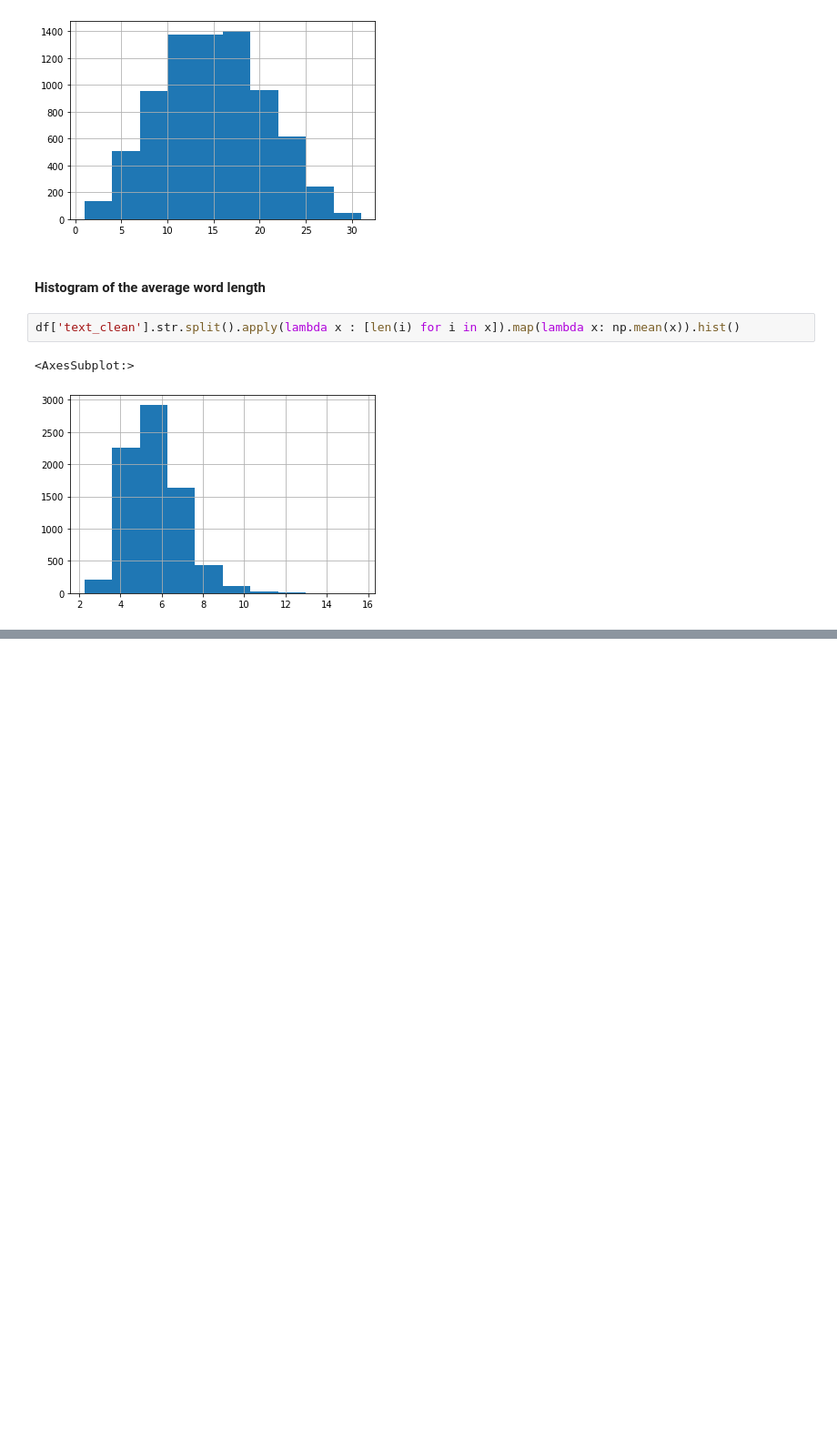
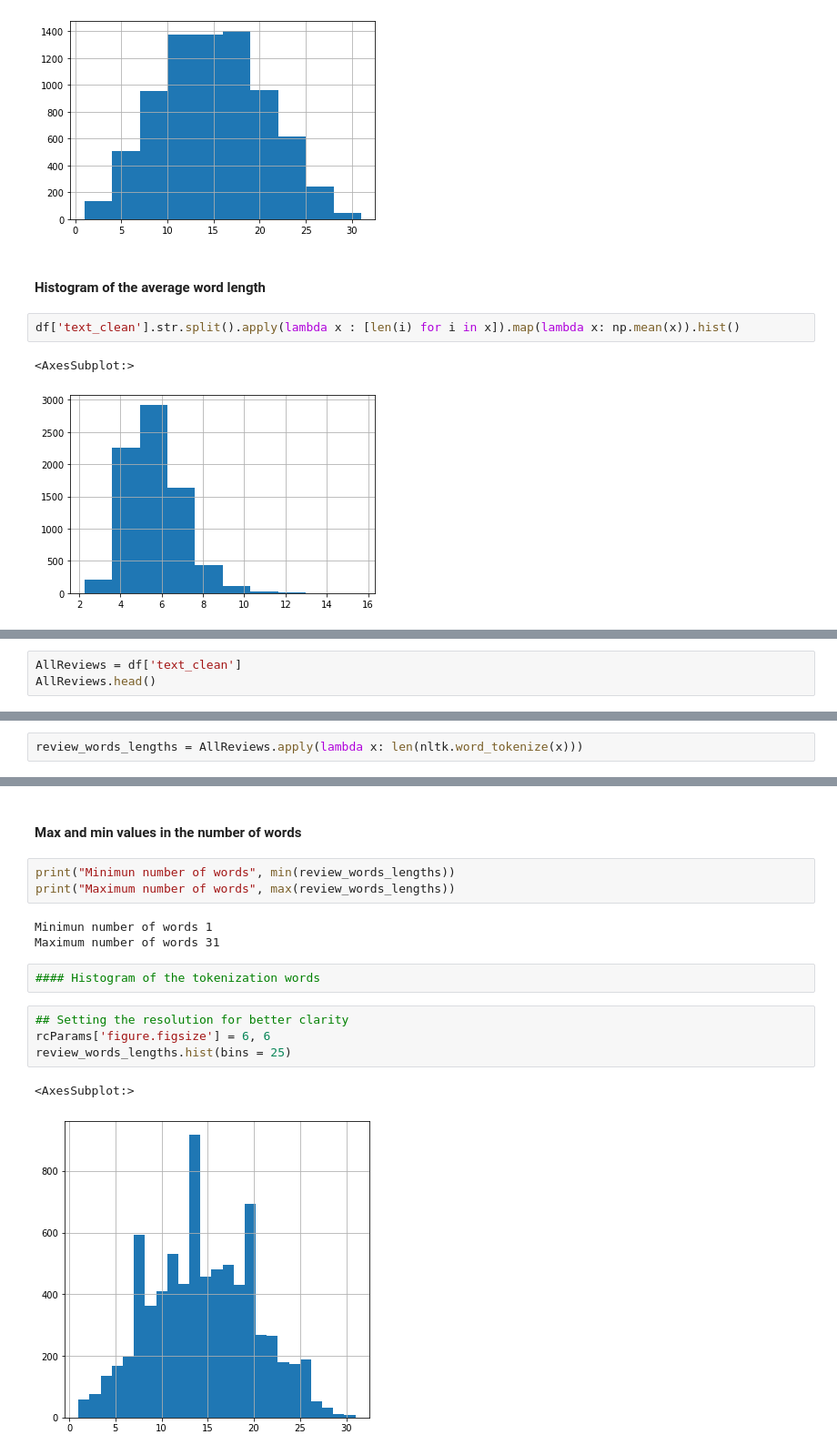
Before and after one commit to oscarciceri/Disaster_Monitoring-_Based_On_Tweets, a Jupyter notebook: EDA_oscar.ipynb, the cells around one changed output, grey strips where cells are left out. Shown: that part at 91% size. Saved outputs shown, nothing was run; the diff lists cells and outputs as text; blank space fills up the shorter version.

```diff
--- a/EDA_oscar.ipynb
+++ b/EDA_oscar.ipynb
@@ -228,0 +248,3 @@ df['text_clean'].str.split().apply(lambda x : [len(i) for i in x]).map(lambda x:
+# %%
+AllReviews = df['text_clean']
+AllReviews.head()
@@ -228,0 +258,2 @@ df['text_clean'].str.split().apply(lambda x : [len(i) for i in x]).map(lambda x:
+# %%
+review_words_lengths = AllReviews.apply(lambda x: len(nltk.word_tokenize(x)))
@@ -228,0 +271,17 @@ df['text_clean'].str.split().apply(lambda x : [len(i) for i in x]).map(lambda x:
+# %% [markdown]
+#### Max and min values in the number of words
+# %%
+print("Minimun number of words", min(review_words_lengths))
+print("Maximum number of words", max(review_words_lengths))
+# %% [output]
+Minimun number of words 1
+Maximum number of words 31
+# %%
+#### Histogram of the tokenization words
+# %%
+## Setting the resolution for better clarity
+rcParams['figure.figsize'] = 6, 6
+review_words_lengths.hist(bins = 25)
+# %% [output]
+<AxesSubplot:>
+[figure, added]
```
Also changed, not shown: parts of 14 cells of this notebook.
